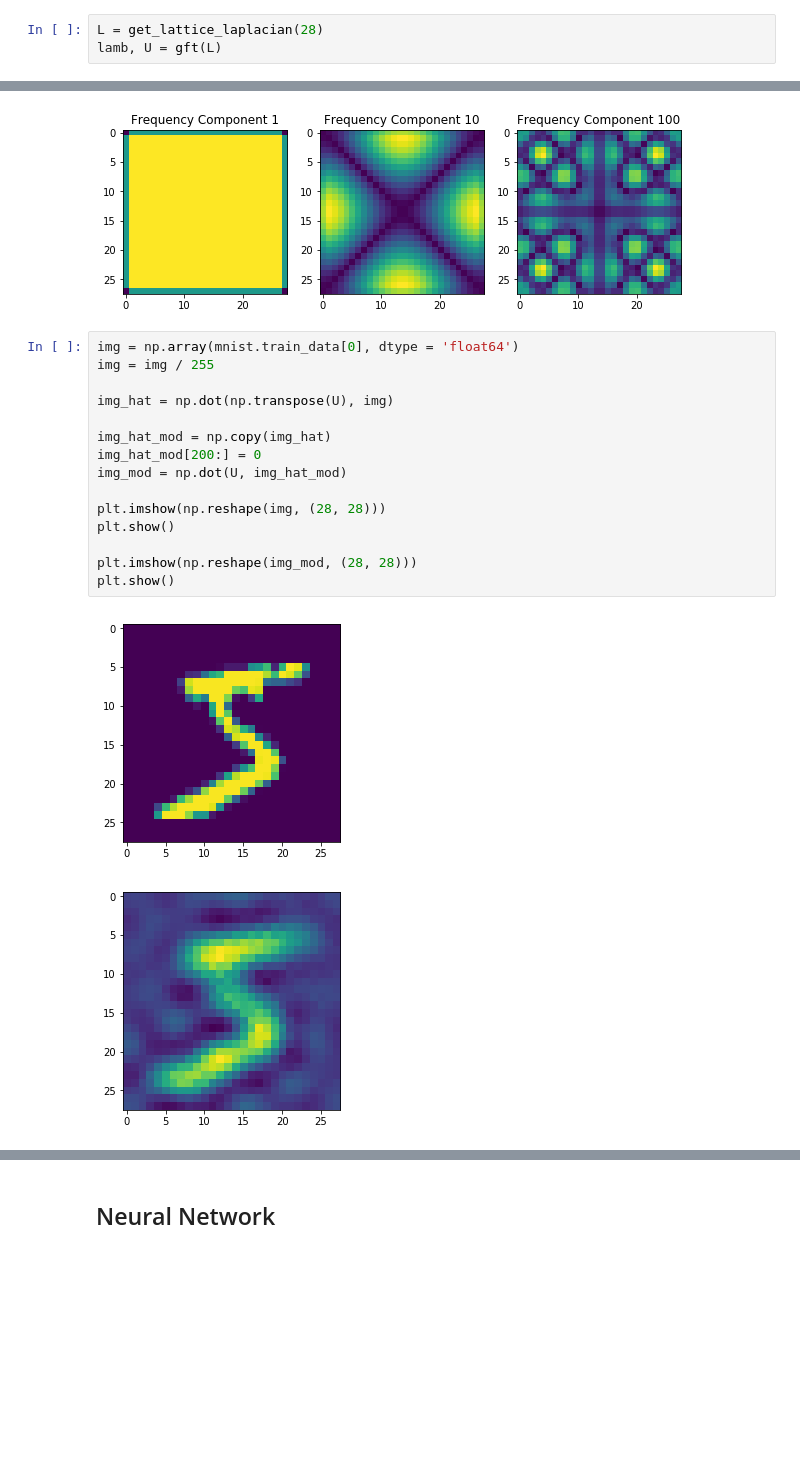
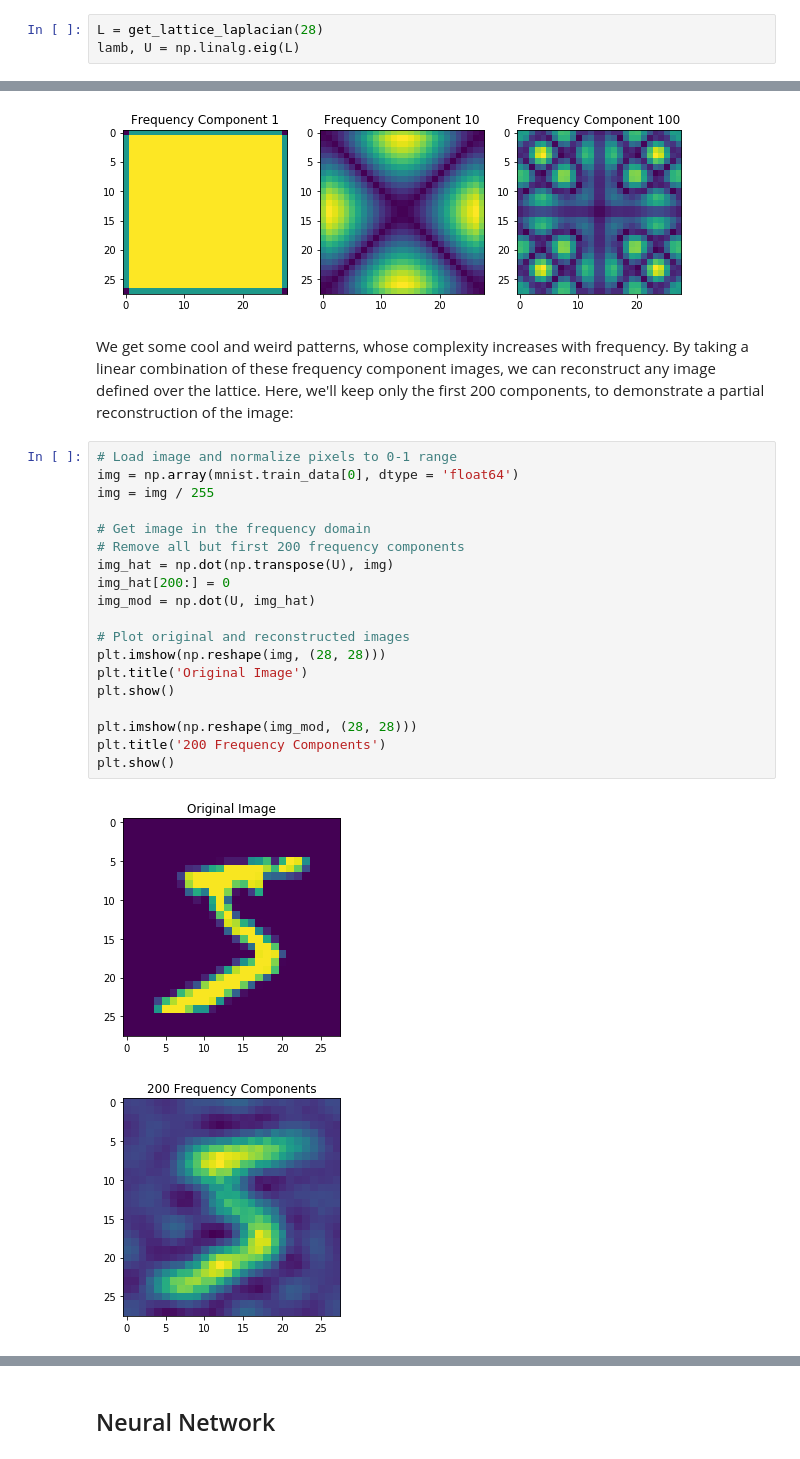
Before and after one commit to MinhTranCA/graph-similarity-1, a Jupyter notebook: notebooks/Handwritten Digits.ipynb, the cells around one changed output, grey strips where cells are left out. Saved outputs shown, nothing was run; the diff lists cells and outputs as text; blank space fills up the shorter version.

```diff
--- a/notebooks/Handwritten Digits.ipynb
+++ b/notebooks/Handwritten Digits.ipynb
@@ -46,7 +40,7 @@ def gft(L):
 Let's see what some of the frequency components look like for the lattice graph.
 # %%
 L = get_lattice_laplacian(28)
-lamb, U = gft(L)
+lamb, U = np.linalg.eig(L)
 # %%
 plt.figure(figsize = (10, 5))
 plt.subplot(1, 3, 1)
@@ -61,21 +55,27 @@ plt.title('Frequency Component 100')
 plt.show()
 # %% [output]
 [figure]
+# %% [markdown]
+We get some cool and weird patterns, whose complexity increases with frequency. By taking a linear combination of these frequency component images, we can reconstruct any image defined over the lattice. Here, we'll keep only the first 200 components, to demonstrate a partial reconstruction of the image:
 # %%
+# Load image and normalize pixels to 0-1 range
 img = np.array(mnist.train_data[0], dtype = 'float64')
 img = img / 255
 
+# Get image in the frequency domain
+# Remove all but first 200 frequency components
 img_hat = np.dot(np.transpose(U), img)
+img_hat[200:] = 0
+img_mod = np.dot(U, img_hat)
 
-img_hat_mod = np.copy(img_hat)
-img_hat_mod[200:] = 0
-img_mod = np.dot(U, img_hat_mod)
-
+# Plot original and reconstructed images
 plt.imshow(np.reshape(img, (28, 28)))
+plt.title('Original Image')
 plt.show()
 
 plt.imshow(np.reshape(img_mod, (28, 28)))
+plt.title('200 Frequency Components')
 plt.show()
 # %% [output]
-[figure, old version]
+[figure, new version]
-[figure, old version]
+[figure, new version]
```
Also changed, not shown: parts of 15 cells of this notebook.
